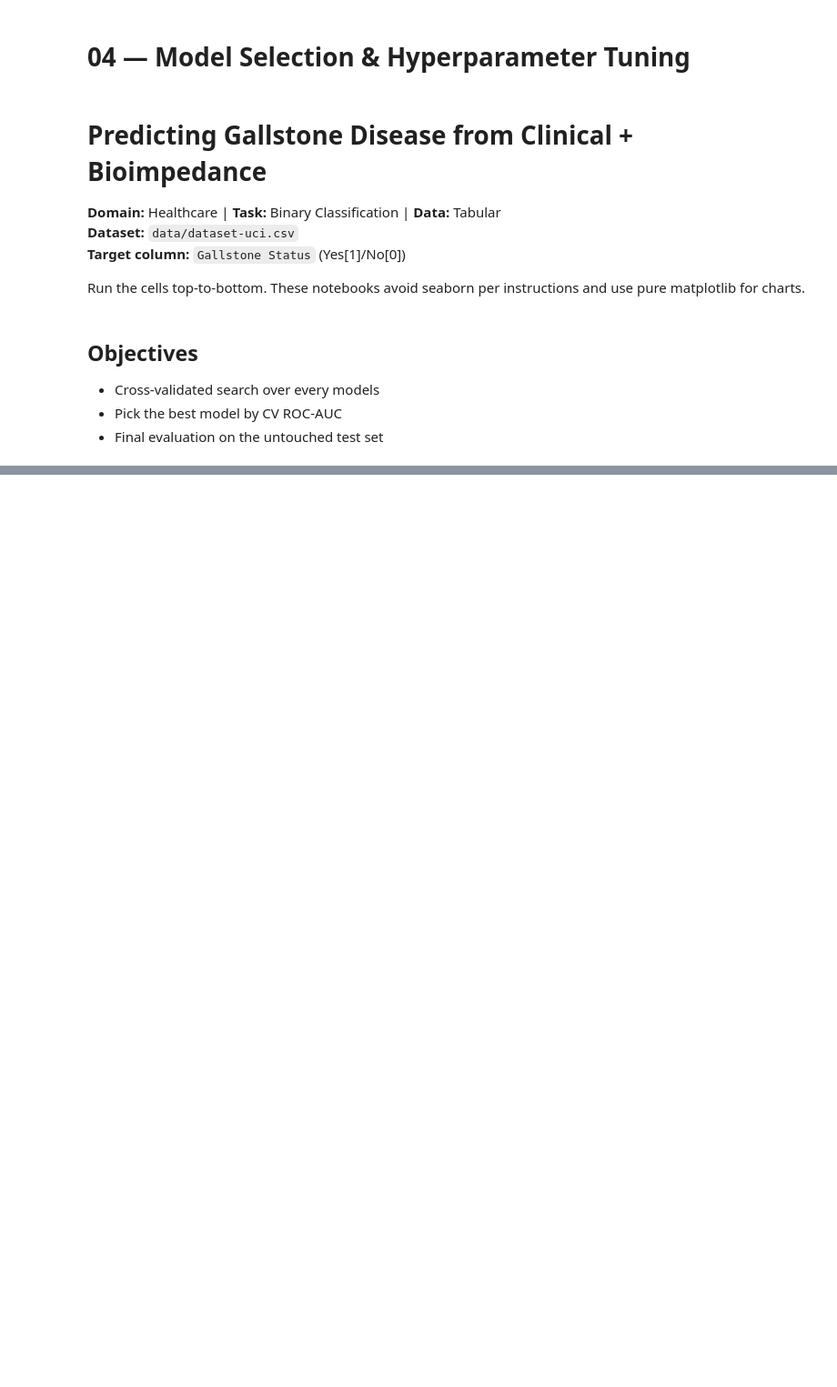
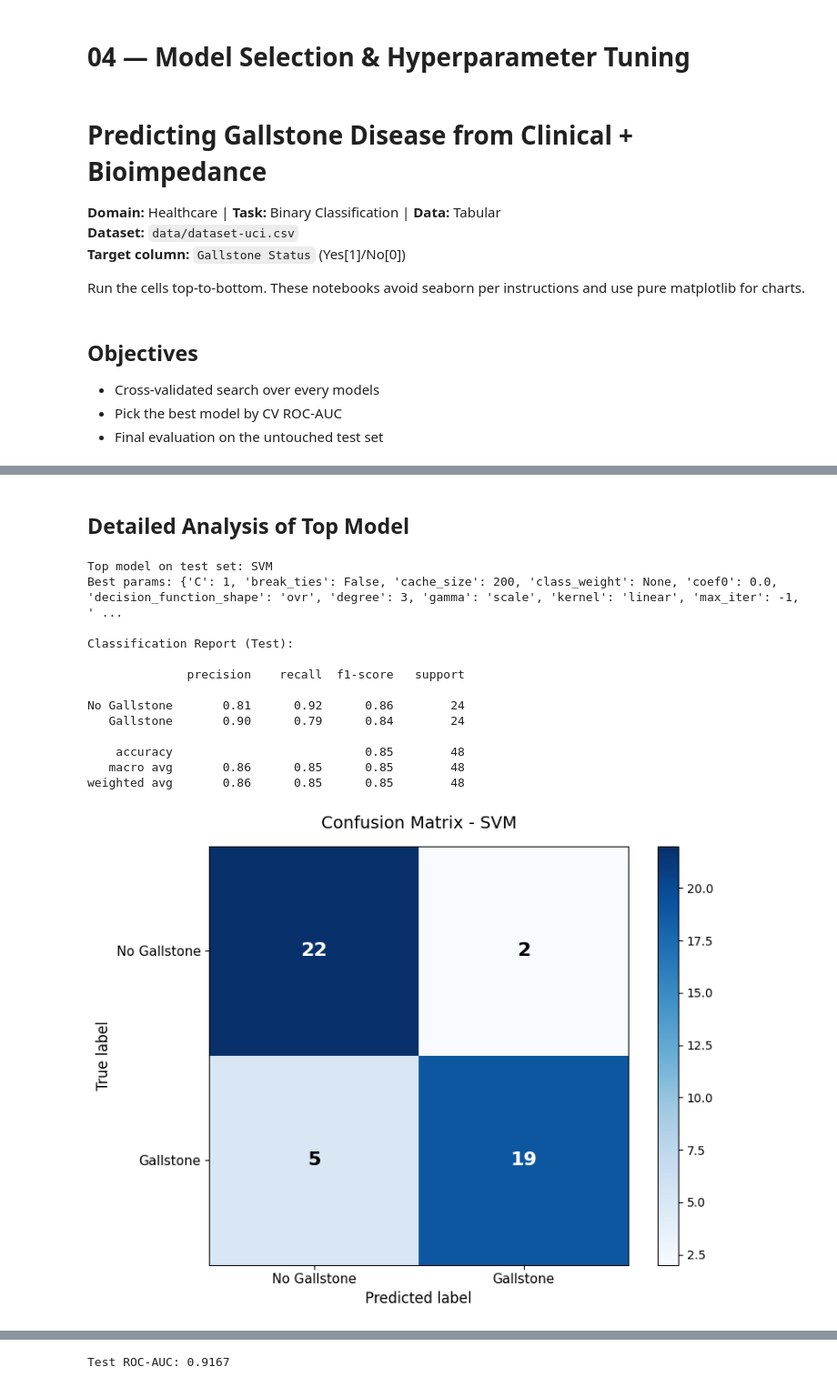
Before and after one commit to GitLars0/Dat-540-Prosjekt, a Jupyter notebook: notebooks/04_model_selection_tuning.ipynb, the cells around one changed output, grey strips where cells are left out. Shown at 91% size. Cells and saved outputs as stored; diff of their text form; code cells hidden in the pictures; blank space fills up the shorter version.

```diff
--- a/notebooks/04_model_selection_tuning.ipynb
+++ b/notebooks/04_model_selection_tuning.ipynb
@@ -235,0 +207,74 @@ Test ROC-AUC: 0.8802
+# %% [markdown]
+## Detailed Analysis of Top Model
+# %%
+top_name = test_df.iloc[0]["model"]
+top_model = best_models[top_name]
+print("Top model on test set:", top_name)
+print("Best params:", top_model.get_params())
+
+y_pred = top_model.predict(X_test)
+y_prob = top_model.predict_proba(X_test)[:,1]
+
+print("\nClassification Report (Test):\n")
+print(classification_report(y_test, y_pred, target_names=["No Gallstone", "Gallstone"]))
+
+cm = confusion_matrix(y_test, y_pred)
+
+# Create figure with proper labels
+fig, ax = plt.subplots(figsize=(8, 6))
+im = ax.imshow(cm, cmap=plt.cm.Blues)
+
+# Set ticks and labels
+ax.set_xticks([0, 1])
+ax.set_yticks([0, 1])
+ax.set_xticklabels(["No Gallstone", "Gallstone"], fontsize=11)
+ax.set_yticklabels(["No Gallstone", "Gallstone"], fontsize=11)
+
+# Add labels
+ax.set_xlabel("Predicted label", fontsize=12)
+ax.set_ylabel("True label", fontsize=12)
+ax.set_title(f"Confusion Matrix - {top_name}", fontsize=14, pad=15)
+
+# Add values in cells
+for i in range(2):
+    for j in range(2):
+        text = ax.text(j, i, str(cm[i, j]),
+                      ha="center", va="center",
+                      color="white" if cm[i, j] > cm.max() / 2 else "black",
+                      fontsize=16, weight='bold')
+
+# Add colorbar
+plt.colorbar(im, ax=ax)
+plt.tight_layout()
+plt.show()
+
+# ROC Curve
+fpr, tpr, _ = roc_curve(y_test, y_prob)
+plt.figure(figsize=(8, 6))
+plt.plot(fpr, tpr, label=f'{top_name} (AUC = {roc_auc_score(y_test, y_prob):.3f})', linewidth=2)
+plt.plot([0,1],[0,1], linestyle="--", color='gray', label='Random Classifier')
+plt.xlabel("False Positive Rate", fontsize=12)
+plt.ylabel("True Positive Rate", fontsize=12)
+plt.title("ROC Curve - Top Model on Test Set", fontsize=14)
+plt.legend(fontsize=11)
+plt.grid(alpha=0.3)
+plt.tight_layout()
+plt.show()
+
+test_auc = roc_auc_score(y_test, y_prob)
+print(f"\nTest ROC-AUC: {test_auc:.4f}")
+# %% [output]
+Top model on test set: SVM
+Best params: {'C': 1, 'break_ties': False, 'cache_size': 200, 'class_weight': None, 'coef0': 0.0, 'decision_function_shape': 'ovr', 'degree': 3, 'gamma': 'scale', 'kernel': 'linear', 'max_iter': -1, ' ...
+
+Classification Report (Test):
+
+              precision    recall  f1-score   support
+
+No Gallstone       0.81      0.92      0.86        24
+   Gallstone       0.90      0.79      0.84        24
+
+    accuracy                           0.85        48
+   macro avg       0.86      0.85      0.85        48
+weighted avg       0.86      0.85      0.85        48
+[figure, added]
@@ -236,3 +282,4 @@ Test ROC-AUC: 0.8802
+Test ROC-AUC: 0.9167
 # %%
 # Save the best model and results for use in interpretation notebook
 import joblib
```
Also changed, not shown: parts of 5 cells of this notebook, 3 other files.
